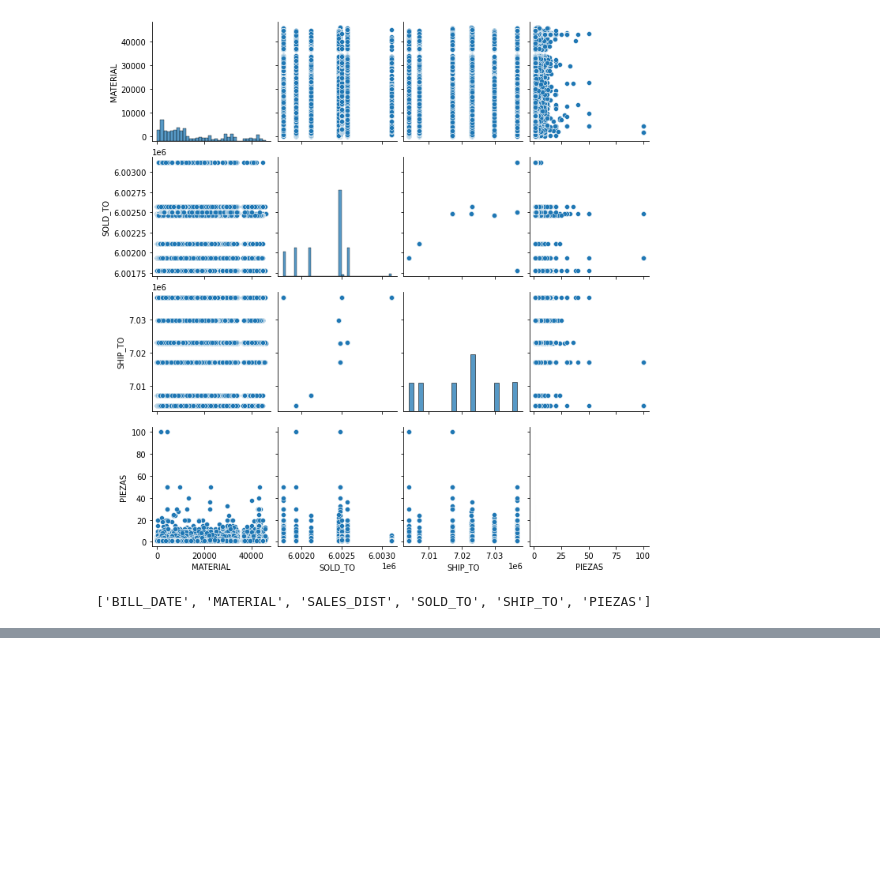
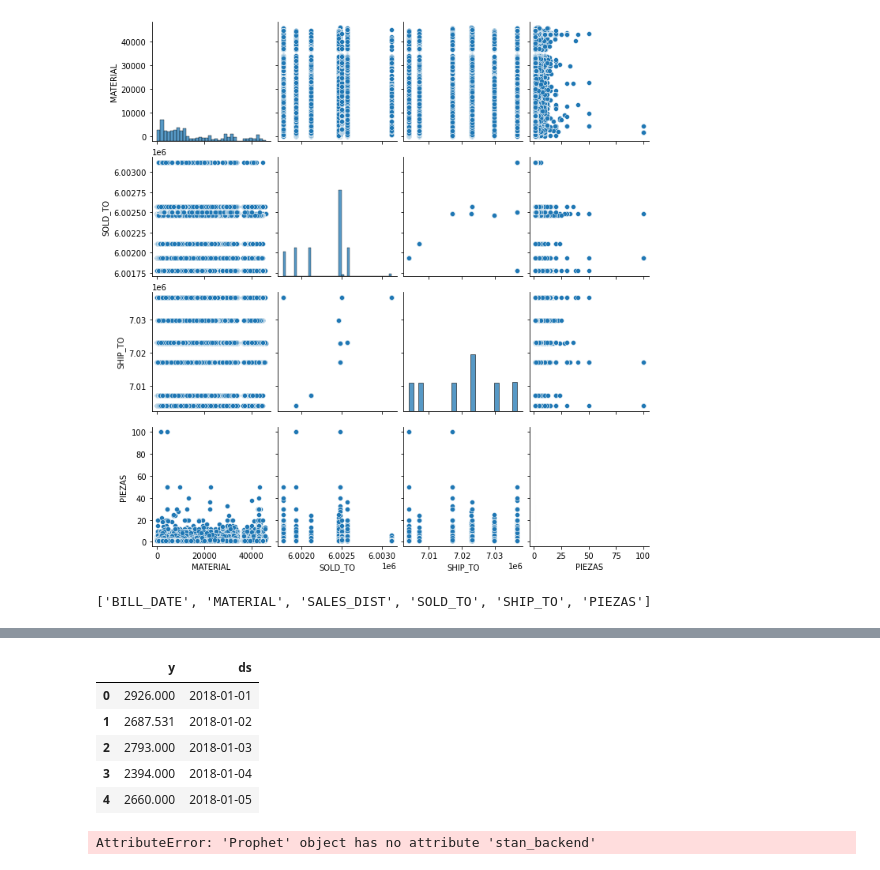
Before and after one commit to EdisonAltamirano/AI_storePrediction, a Jupyter notebook: opportunity1.ipynb, the cells around one changed output, grey strips where cells are left out. Drawn from its saved outputs; the diff is of its cells as text; code cells hidden in the pictures; blank space fills up the shorter version.

Commit message:
Prophet

```diff
--- a/opportunity1.ipynb
+++ b/opportunity1.ipynb
@@ -136,0 +166,25 @@ y = full_df['']
+# %%
+df = pd.read_csv('dataset.csv')
+df['Year'] = df['Time Date'].apply(lambda x: str(x)[-4:])
+df['Month'] = df['Time Date'].apply(lambda x: str(x)[-6:-4])
+df['Day'] = df['Time Date'].apply(lambda x: str(x)[:-6])
+df['ds'] = pd.DatetimeIndex(df['Year']+'-'+df['Month']+'-'+df['Day'])
+df = df.loc[(df['Product']==2667437) & (df['Store']=='QLD_CW_ST0203')]
+df.drop(['Time Date', 'Product', 'Store', 'Year', 'Month', 'Day'], axis=1, inplace=True)
+df.columns = ['y', 'ds']
+df.head()
+# %% [output]
+|  | y | ds |
+| 0 | 2926.000 | 2018-01-01 |
+| 1 | 2687.531 | 2018-01-02 |
+| 2 | 2793.000 | 2018-01-03 |
+| 3 | 2394.000 | 2018-01-04 |
+| 4 | 2660.000 | 2018-01-05 |
+# %%
+m = Prophet(interval_width=0.95, daily_seasonality=True)
+model = m.fit(df)
+future = m.make_future_dataframe(periods=100,freq='D')
+forecast = m.predict(future)
+forecast.head()
+# %% [output]
+AttributeError: 'Prophet' object has no attribute 'stan_backend'
```
Also changed, not shown: parts of 5 cells of this notebook, 1 other file.
